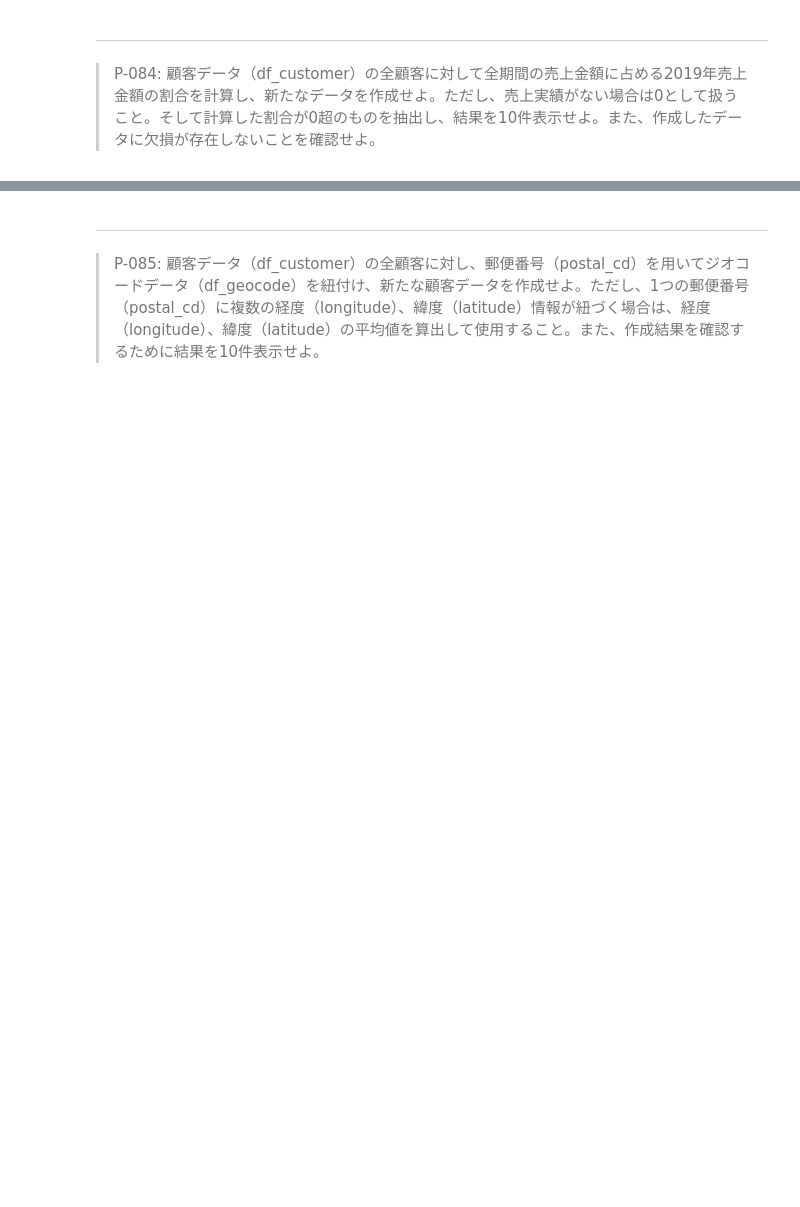
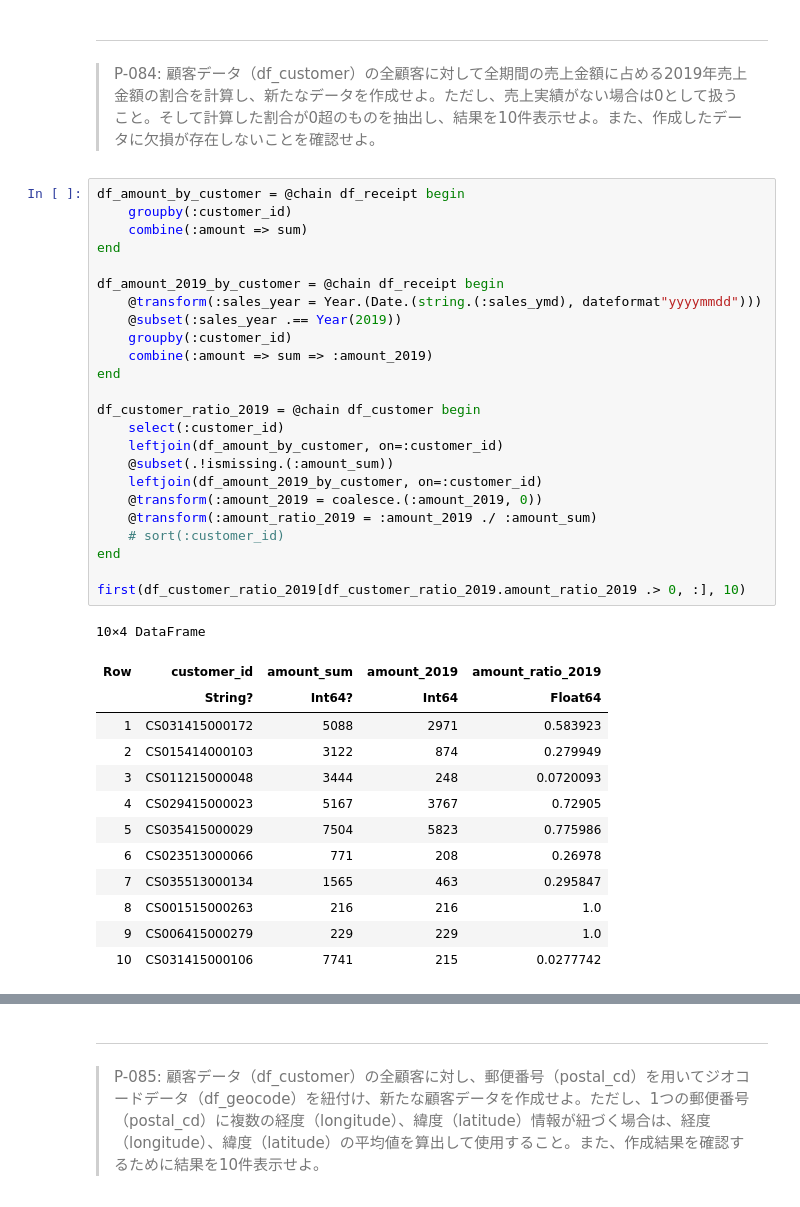
Before and after one commit to kuru-to/100knocks-preprocess, a Jupyter notebook: docker/work/preprocess_knock_Julia.ipynb, the cells around one changed output, grey strips where cells are left out. Saved outputs shown, nothing was run; the diff lists cells and outputs as text; blank space fills up the shorter version.

```diff
--- a/docker/work/preprocess_knock_Julia.ipynb
+++ b/docker/work/preprocess_knock_Julia.ipynb
@@ -1927,3 +2103,41 @@ first(df_customer[StatsBase.sample(1:size(df_customer)[1], div(size(df_customer)
 # %% [markdown]
 ---
 > P-084: 顧客データ（df_customer）の全顧客に対して全期間の売上金額に占める2019年売上金額の割合を計算し、新たなデータを作成せよ。ただし、売上実績がない場合は0として扱うこと。そして計算した割合が0超のものを抽出し、結果を10件表示せよ。また、作成したデータに欠損が存在しないことを確認せよ。
+# %%
+df_amount_by_customer = @chain df_receipt begin
+    groupby(:customer_id)
+    combine(:amount => sum)
+end
+
+df_amount_2019_by_customer = @chain df_receipt begin
+    @transform(:sales_year = Year.(Date.(string.(:sales_ymd), dateformat"yyyymmdd")))
+    @subset(:sales_year .== Year(2019))
+    groupby(:customer_id)
+    combine(:amount => sum => :amount_2019)
+end
+
+df_customer_ratio_2019 = @chain df_customer begin
+    select(:customer_id)
+    leftjoin(df_amount_by_customer, on=:customer_id)
+    @subset(.!ismissing.(:amount_sum))
+    leftjoin(df_amount_2019_by_customer, on=:customer_id)
+    @transform(:amount_2019 = coalesce.(:amount_2019, 0))
+    @transform(:amount_ratio_2019 = :amount_2019 ./ :amount_sum)
+    # sort(:customer_id)
+end
+
+first(df_customer_ratio_2019[df_customer_ratio_2019.amount_ratio_2019 .> 0, :], 10)
+# %% [output]
+10×4 DataFrame
+| Row | customer_id | amount_sum | amount_2019 | amount_ratio_2019 |
+|  | String? | Int64? | Int64 | Float64 |
+| 1 | CS031415000172 | 5088 | 2971 | 0.583923 |
+| 2 | CS015414000103 | 3122 | 874 | 0.279949 |
+| 3 | CS011215000048 | 3444 | 248 | 0.0720093 |
+| 4 | CS029415000023 | 5167 | 3767 | 0.72905 |
+| 5 | CS035415000029 | 7504 | 5823 | 0.775986 |
+| 6 | CS023513000066 | 771 | 208 | 0.26978 |
+| 7 | CS035513000134 | 1565 | 463 | 0.295847 |
+| 8 | CS001515000263 | 216 | 216 | 1.0 |
+| 9 | CS006415000279 | 229 | 229 | 1.0 |
+| 10 | CS031415000106 | 7741 | 215 | 0.0277742 |
```
Also changed, not shown: parts of 13 cells of this notebook.
